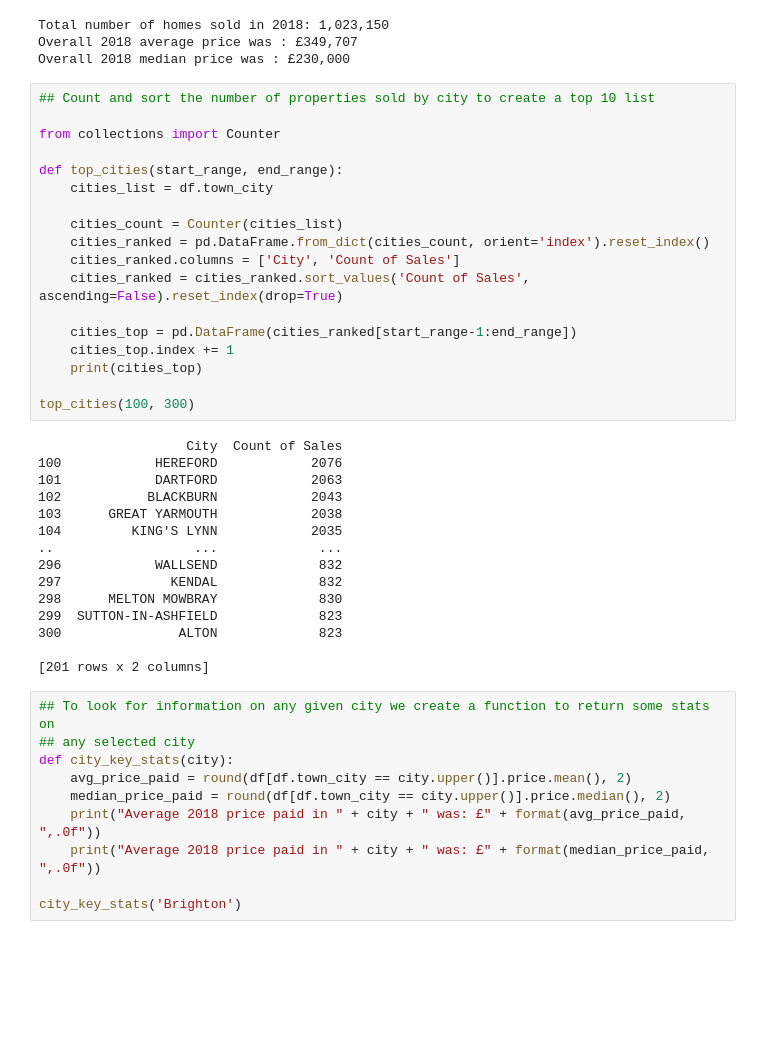
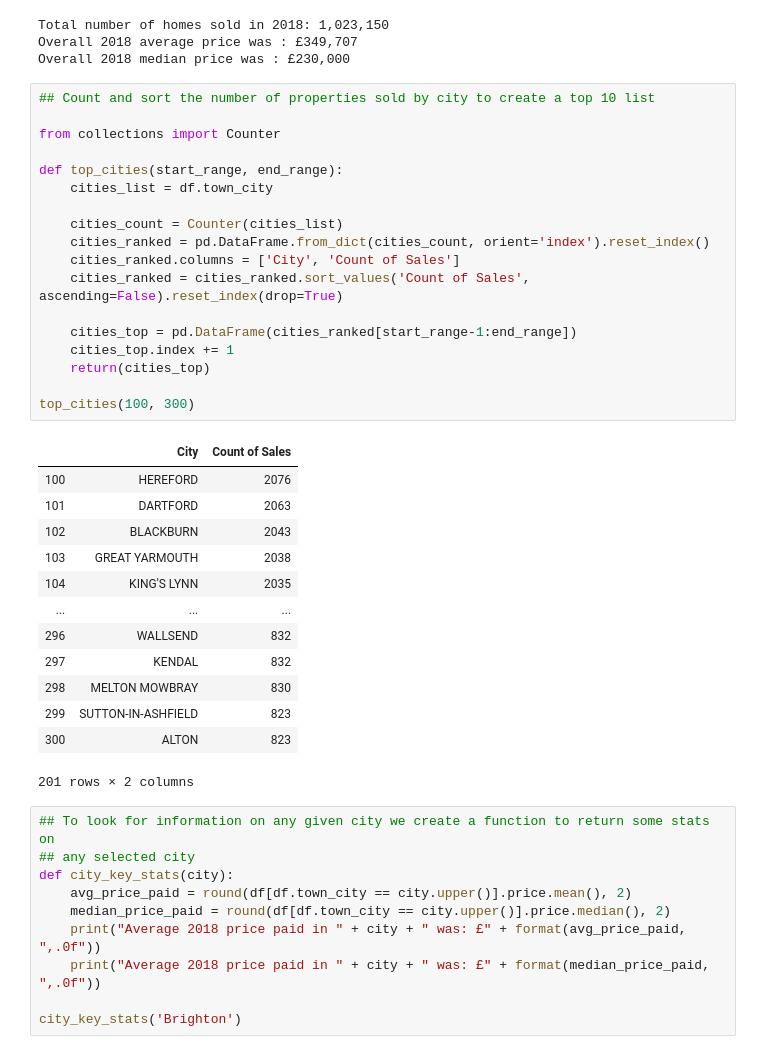
Before and after one commit to dudikbender/springboard, a Jupyter notebook: UK_prices_paid_analysis.ipynb, the cells around one changed output. Cells and saved outputs as stored; diff of their text form; blank space fills up the shorter version.

```diff
--- a/UK_prices_paid_analysis.ipynb
+++ b/UK_prices_paid_analysis.ipynb
@@ -136,36 +136,35 @@ Overall 2018 median price was : £230,000
 # %%
 ## Count and sort the number of properties sold by city to create a top 10 list
 
 from collections import Counter
 
 def top_cities(start_range, end_range):
     cities_list = df.town_city
 
     cities_count = Counter(cities_list)
     cities_ranked = pd.DataFrame.from_dict(cities_count, orient='index').reset_index()
     cities_ranked.columns = ['City', 'Count of Sales']
     cities_ranked = cities_ranked.sort_values('Count of Sales', ascending=False).reset_index(drop=True)
 
     cities_top = pd.DataFrame(cities_ranked[start_range-1:end_range])
     cities_top.index += 1
-    print(cities_top)
+    return(cities_top)
 
 top_cities(100, 300)
 # %% [output]
+|  | City | Count of Sales |
+| 100 | HEREFORD | 2076 |
+| 101 | DARTFORD | 2063 |
+| 102 | BLACKBURN | 2043 |
+| 103 | GREAT YARMOUTH | 2038 |
+| 104 | KING'S LYNN | 2035 |
+| ... | ... | ... |
+| 296 | WALLSEND | 832 |
+| 297 | KENDAL | 832 |
+| 298 | MELTON MOWBRAY | 830 |
+| 299 | SUTTON-IN-ASHFIELD | 823 |
+| 300 | ALTON | 823 |
-                   City  Count of Sales
-100            HEREFORD            2076
-101            DARTFORD            2063
-102           BLACKBURN            2043
-103      GREAT YARMOUTH            2038
-104         KING'S LYNN            2035
-..                  ...             ...
-296            WALLSEND             832
-297              KENDAL             832
-298      MELTON MOWBRAY             830
-299  SUTTON-IN-ASHFIELD             823
-300               ALTON             823
-
-[201 rows x 2 columns]
+201 rows × 2 columns
 # %%
 ## To look for information on any given city we create a function to return some stats on
 ## any selected city
```
Also changed, not shown: parts of 7 cells of this notebook.
